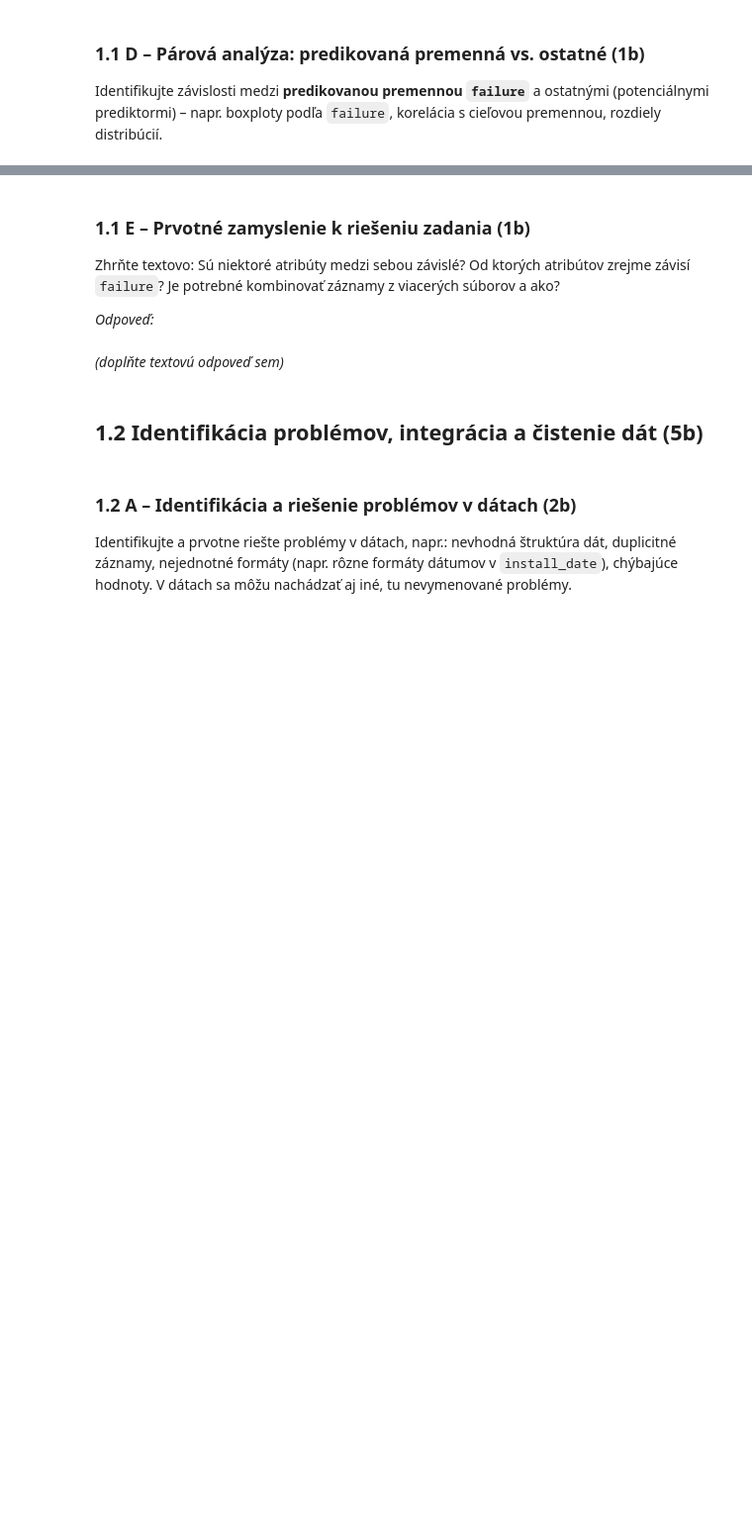
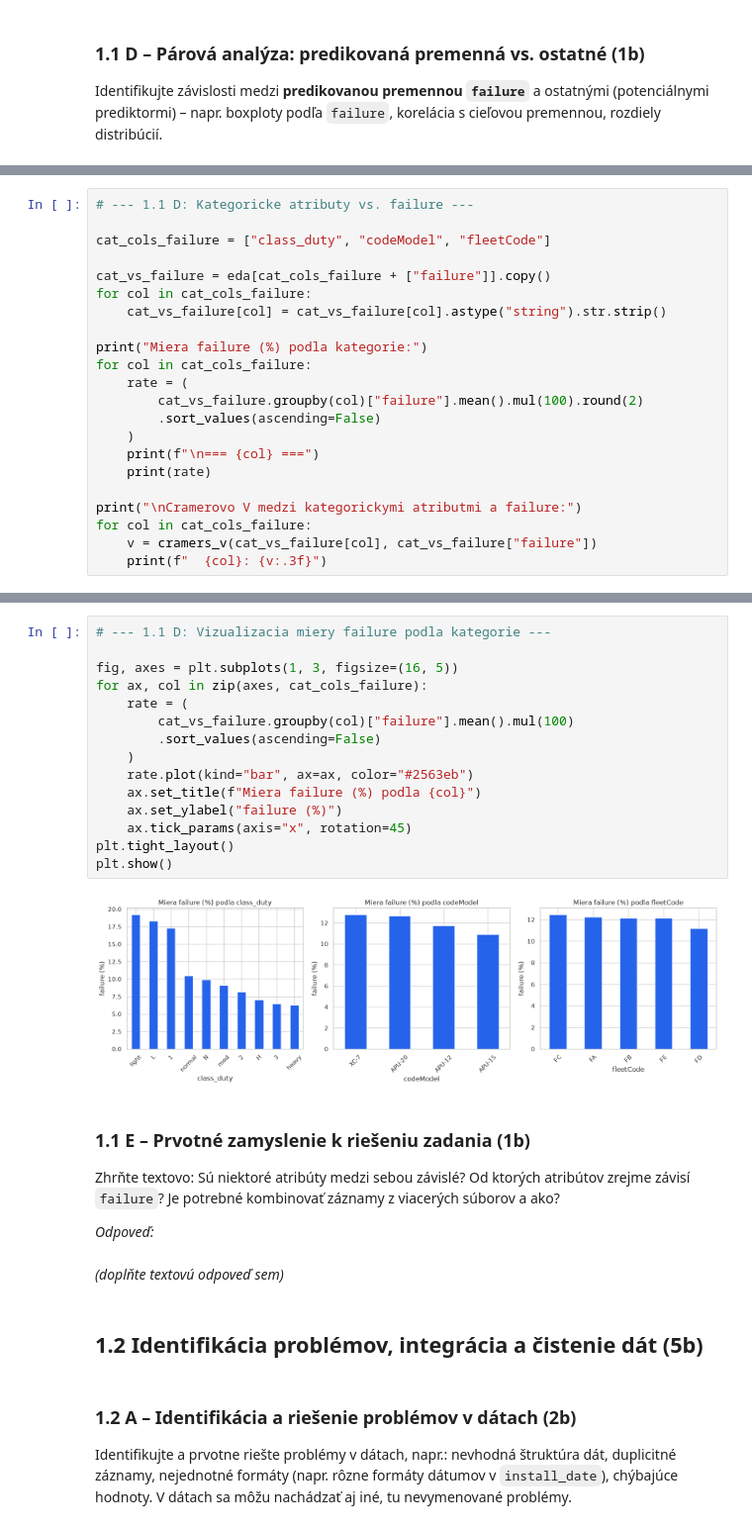
Before and after one commit to samuel-ivan05/IAU_zadanie, a Jupyter notebook: IAU-project.ipynb, the cells around one changed output, grey strips where cells are left out. Shown at 99% size. Saved outputs shown, nothing was run; the diff lists cells and outputs as text; blank space fills up the shorter version.

```diff
--- a/IAU-project.ipynb
+++ b/IAU-project.ipynb
@@ -712,0 +814,22 @@ Identifikujte závislosti medzi **predikovanou premennou `failure`** a ostatným
+# %%
+# --- 1.1 D: Kategoricke atributy vs. failure ---
+
+cat_cols_failure = ["class_duty", "codeModel", "fleetCode"]
+
+cat_vs_failure = eda[cat_cols_failure + ["failure"]].copy()
+for col in cat_cols_failure:
+    cat_vs_failure[col] = cat_vs_failure[col].astype("string").str.strip()
+
+print("Miera failure (%) podla kategorie:")
+for col in cat_cols_failure:
+    rate = (
+        cat_vs_failure.groupby(col)["failure"].mean().mul(100).round(2)
+        .sort_values(ascending=False)
+    )
+    print(f"\n=== {col} ===")
+    print(rate)
+
+print("\nCramerovo V medzi kategorickymi atributmi a failure:")
+for col in cat_cols_failure:
+    v = cramers_v(cat_vs_failure[col], cat_vs_failure["failure"])
+    print(f"  {col}: {v:.3f}")
@@ -713,3 +854,20 @@ Identifikujte závislosti medzi **predikovanou premennou `failure`** a ostatným
+# %%
+# --- 1.1 D: Vizualizacia miery failure podla kategorie ---
+
+fig, axes = plt.subplots(1, 3, figsize=(16, 5))
+for ax, col in zip(axes, cat_cols_failure):
+    rate = (
+        cat_vs_failure.groupby(col)["failure"].mean().mul(100)
+        .sort_values(ascending=False)
+    )
+    rate.plot(kind="bar", ax=ax, color="#2563eb")
+    ax.set_title(f"Miera failure (%) podla {col}")
+    ax.set_ylabel("failure (%)")
+    ax.tick_params(axis="x", rotation=45)
+plt.tight_layout()
+plt.show()
+# %% [output]
+[figure, added]
 # %% [markdown]
 ### 1.1 E – Prvotné zamyslenie k riešeniu zadania (1b)
 Zhrňte textovo: Sú niektoré atribúty medzi sebou závislé? Od ktorých atribútov zrejme závisí `failure`? Je potrebné kombinovať záznamy z viacerých súborov a ako?
```
Also changed, not shown: parts of 15 cells of this notebook, 1 other file.
